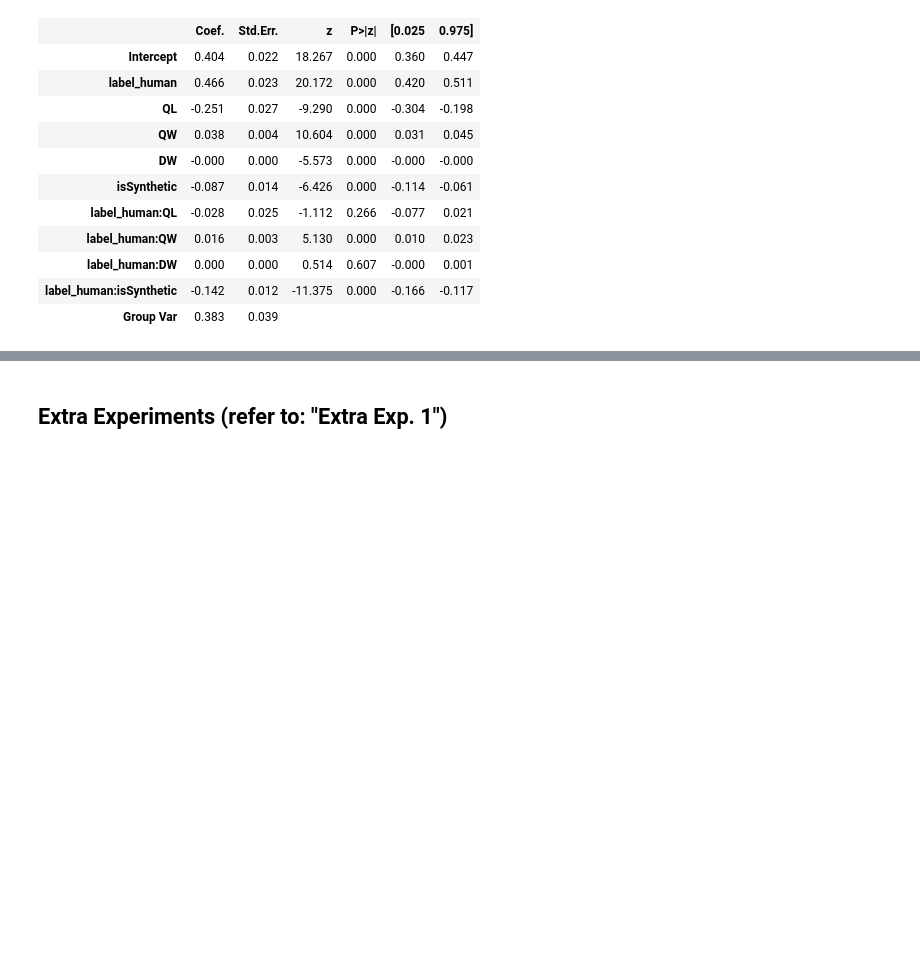
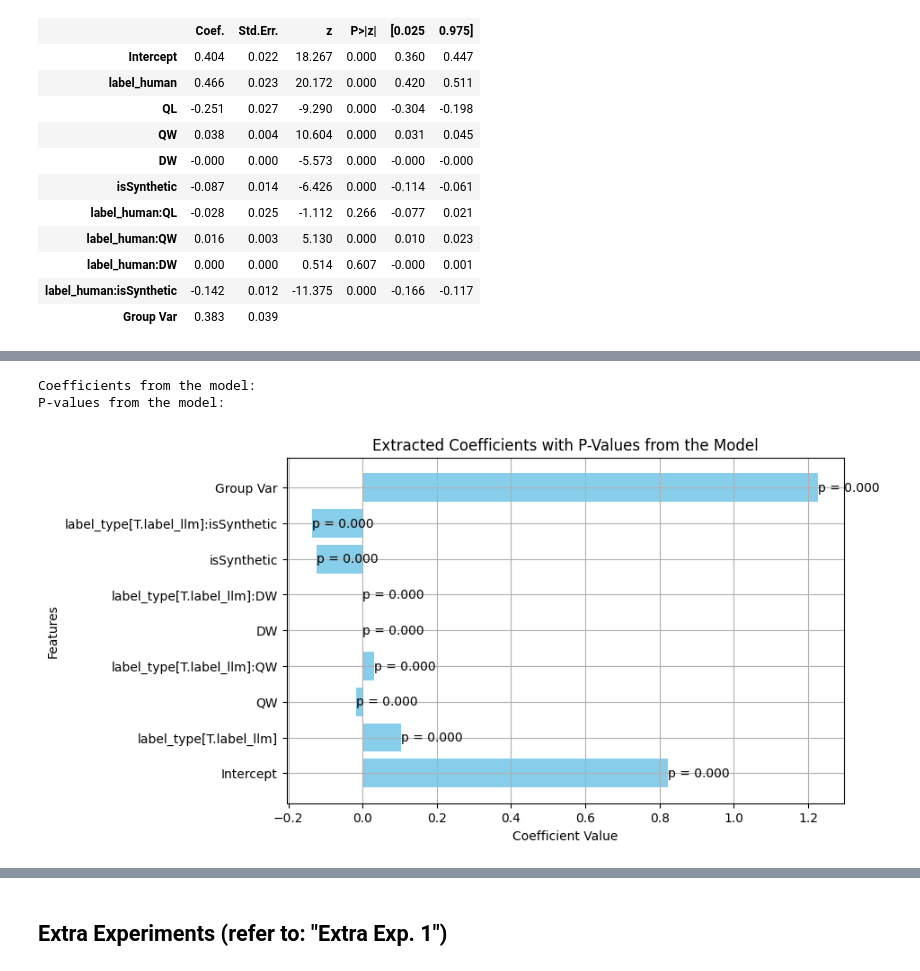
Before and after one commit to rahmanidashti/BiasSyntheticData, a Jupyter notebook: 3-mixed-effect-on-labels.ipynb, the cells around one changed output, grey strips where cells are left out. Saved outputs shown, nothing was run; the diff lists cells and outputs as text; code cells hidden in the pictures; blank space fills up the shorter version.

```diff
--- a/3-mixed-effect-on-labels.ipynb
+++ b/3-mixed-effect-on-labels.ipynb
@@ -233,0 +287,6 @@ result.summary()
+# %%
+plot_coef(result)
+# %% [output]
+Coefficients from the model:
+P-values from the model:
+[figure, added]
```
Also changed, not shown: parts of 6 cells of this notebook.
